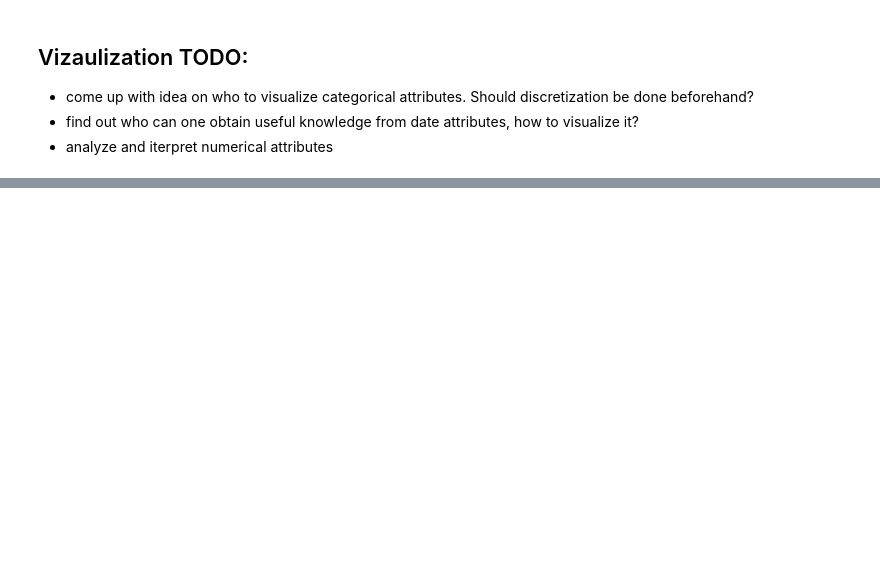
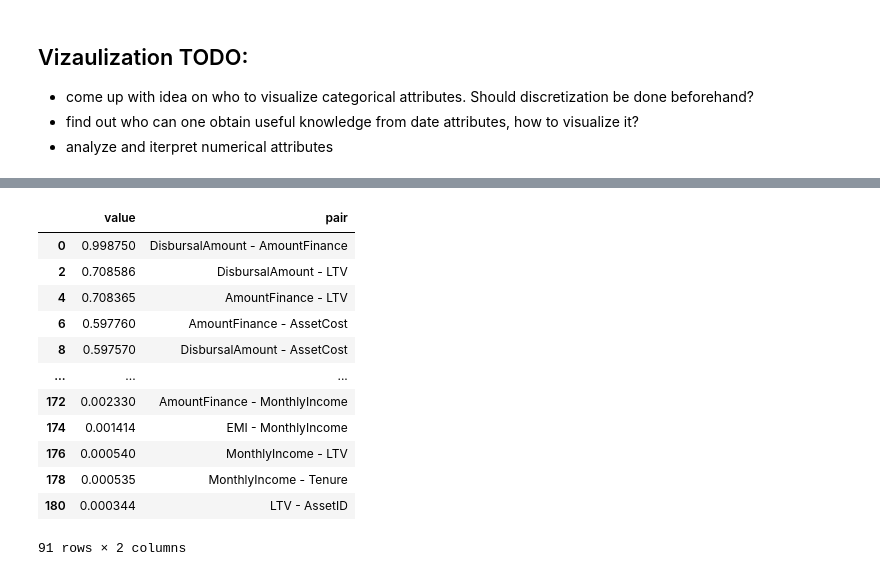
Before and after one commit to maslana146/ML-AI, a Jupyter notebook: LTFS Top-up Loan.ipynb, the cells around one changed output, grey strips where cells are left out. Cells and saved outputs as stored; diff of their text form; code cells hidden in the pictures; blank space fills up the shorter version.

```diff
--- a/LTFS Top-up Loan.ipynb
+++ b/LTFS Top-up Loan.ipynb
@@ -87,3 +90,23 @@ draw_plots_categorical('Frequency','Top-up Month',train)
 draw_plots_categorical('PaymentMode','Top-up Month',train)
 # %% [output]
 [interactive output not drawn]
+# %%
+corr = train.corr().abs().unstack().sort_values(kind='quicksort',ascending=False)
+corr = pd.DataFrame(data=corr[corr != 1]).reset_index(inplace=False)
+corr["pair"] = corr["level_0"] + " - " + corr["level_1"]
+corr = corr.drop(columns=["level_0","level_1"]).drop_duplicates(subset=[0]).rename(columns = {0:'value'}, inplace = False)
+corr
+# %% [output]
+|  | value | pair |
+| 0 | 0.998750 | DisbursalAmount - AmountFinance |
+| 2 | 0.708586 | DisbursalAmount - LTV |
+| 4 | 0.708365 | AmountFinance - LTV |
+| 6 | 0.597760 | AmountFinance - AssetCost |
+| 8 | 0.597570 | DisbursalAmount - AssetCost |
+| ... | ... | ... |
+| 172 | 0.002330 | AmountFinance - MonthlyIncome |
+| 174 | 0.001414 | EMI - MonthlyIncome |
+| 176 | 0.000540 | MonthlyIncome - LTV |
+| 178 | 0.000535 | MonthlyIncome - Tenure |
+| 180 | 0.000344 | LTV - AssetID |
+91 rows × 2 columns
```
Also changed, not shown: parts of 10 cells of this notebook.
